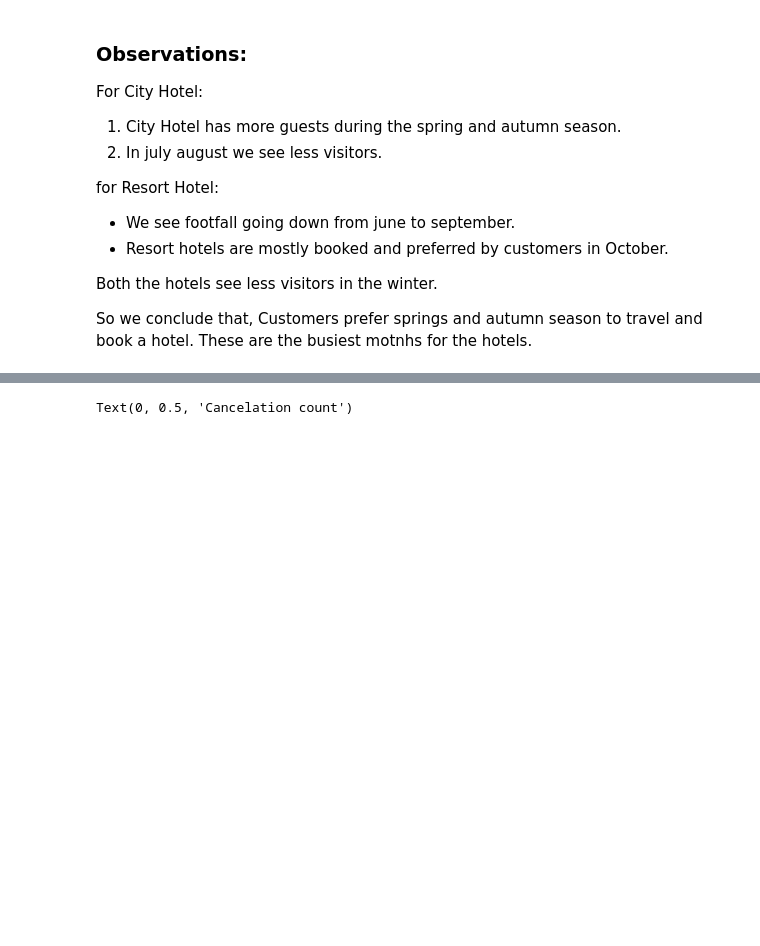
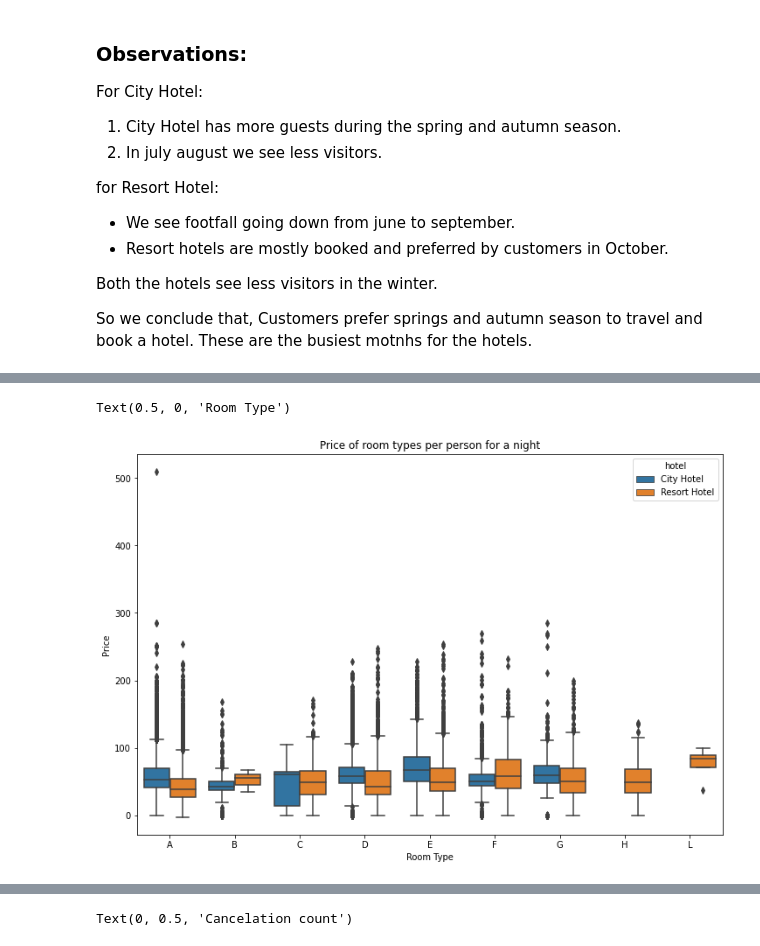
Before and after one commit to PriyankaSejwal/Hotel-Booking-Analysis, a Jupyter notebook: Priyanka_Rimo_CapstoneProject_Hotel_Booking_Analysis_Capstone_Project.ipynb, the cells around one changed output, grey strips where cells are left out. Saved outputs shown, nothing was run; the diff lists cells and outputs as text; code cells hidden in the pictures; blank space fills up the shorter version.

```diff
--- a/Priyanka_Rimo_CapstoneProject_Hotel_Booking_Analysis_Capstone_Project.ipynb
+++ b/Priyanka_Rimo_CapstoneProject_Hotel_Booking_Analysis_Capstone_Project.ipynb
@@ -584,0 +595,20 @@ There might be several reasons for this trend: Holidays, Good season, Lower Rate
+# %%
+# For this we consider only those customers who have not canceled the booking in order to get somewhat accurate results.
+# We will use the two dataframe resort and city created above which have observations of resort hotel and city hotel.
+
+# We add a new column average daily rate per person in the daatframe resort and hotel to know price per person for the room. Considering only children and adults as guests and not babies.
+
+resort['avg_per_person'] = resort['average_daily_rate']/ (resort['adults'] + resort['children'])
+city['avg_per_person'] = city['average_daily_rate']/ (city['adults'] + city['children'])
+
+
+# Concatenating the above two dataframes
+
+actual_guests = pd.concat([resort,city], ignore_index=True)
+# %%
+# Taking only necessary columns fro simplicity
+# sorting on the reserved room tyoe to get the room type in order
+actual_guests_price = actual_guests[['hotel', 'reserved_room_type', 'avg_per_person']].sort_values(by='reserved_room_type')
+
+# having a look at the dataframe
+actual_guests_price.head()
@@ -584,0 +622,11 @@ There might be several reasons for this trend: Holidays, Good season, Lower Rate
+# %%
+# visualizing the average price per person with the room type for City and Resort hotels using Box Plot
+
+plt.figure(figsize=(12,8))
+sns.boxplot( x = 'reserved_room_type', y = 'avg_per_person', hue='hotel', data=actual_guests_price)
+plt.title('Price of room types per person for a night')
+plt.ylabel('Price')
+plt.xlabel('Room Type')
+# %% [output]
+Text(0.5, 0, 'Room Type')
+[figure, added]
```
Also changed, not shown: parts of 11 cells of this notebook.
